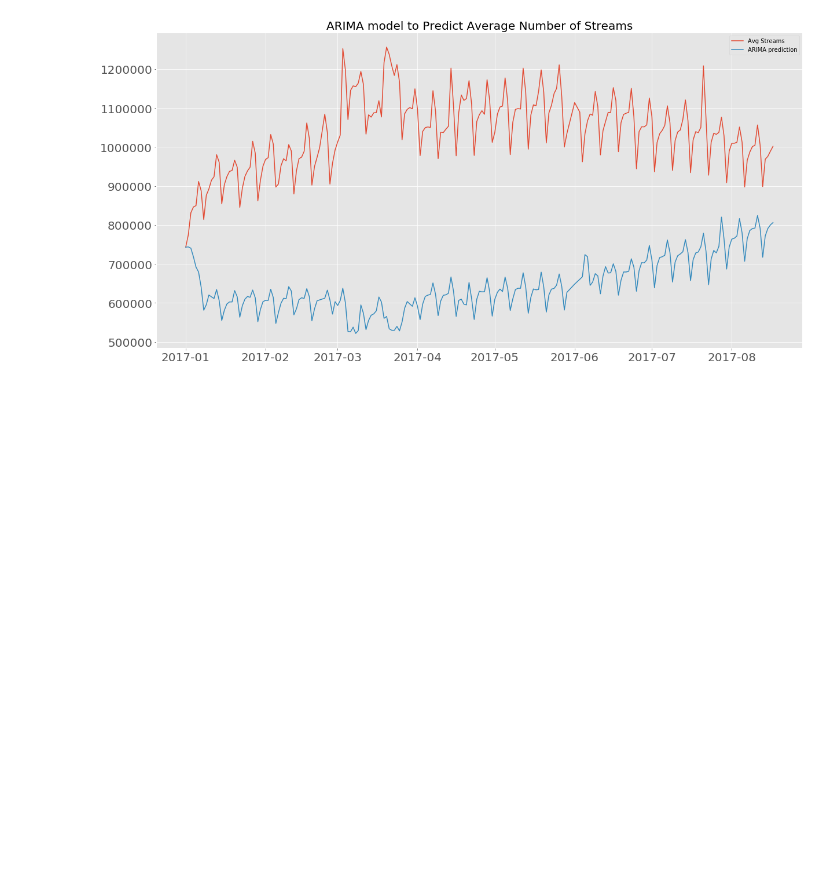
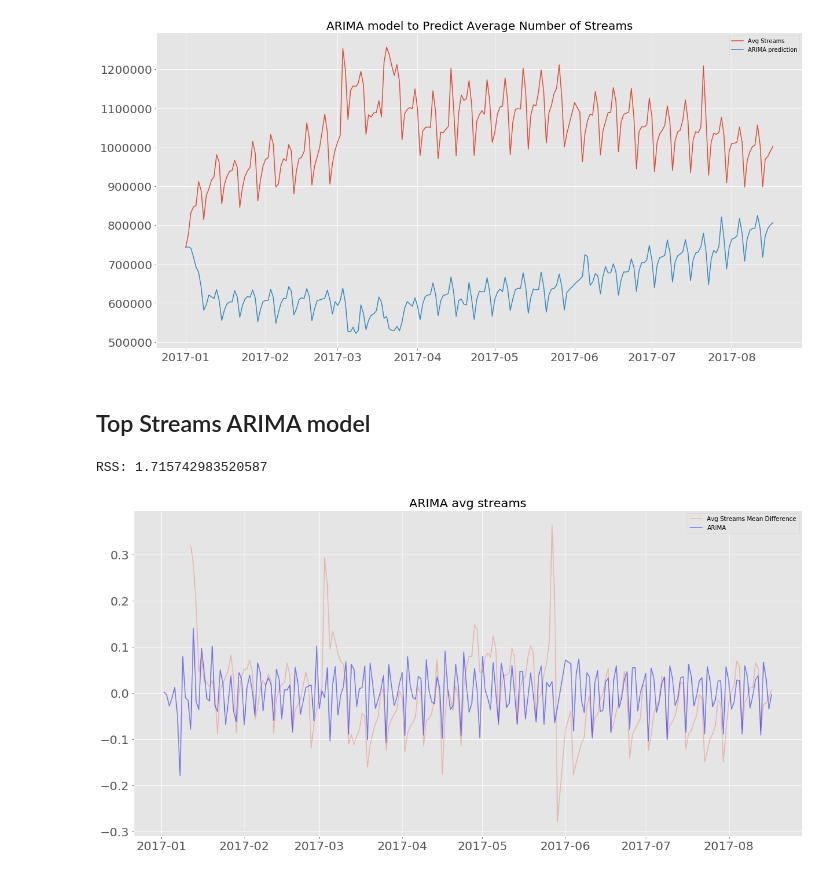
Before and after one commit to maxgrossenbacher/Forecasting_daily_spotify_streams, a Jupyter notebook: src/Spotify_Time_Series.ipynb, the cells around one changed output. Cells and saved outputs as stored; diff of their text form; code cells hidden in the pictures; blank space fills up the shorter version.

Commit message:
Update created ARIMA model

```diff
--- a/src/Spotify_Time_Series.ipynb
+++ b/src/Spotify_Time_Series.ipynb
@@ -583,3 +577,20 @@ print('RMSE: %.2f'% np.sqrt(sum((predictions_ARIMA-timeseries_data['avg_streams'
 # %% [output]
 RMSE: 410010.25
 [figure]
+# %% [markdown]
+## Top Streams ARIMA model
+# %%
+top_streams_model, top_streams_predictions_ARIMA = ARIMA_model(top_streams_log,6,6)
+
+fig, ax = plt.subplots(1)
+ax.plot(top_streams_mean_diff, label='Avg Streams Mean Difference', alpha=0.3)
+ax.plot(top_streams_predictions_ARIMA, color='blue', alpha=0.5, label='ARIMA')
+plt.title('ARIMA avg streams')
+plt.legend(loc='best')
+fig.set_size_inches(20,10)
+bigger_fonts(ax)
+
+print('RSS: {}' .format(((top_streams_predictions_ARIMA - top_streams_mean_diff)**2).sum()))
+# %% [output]
+RSS: 1.715742983520587
+[figure, added]
```
Also changed, not shown: parts of 9 cells of this notebook.
